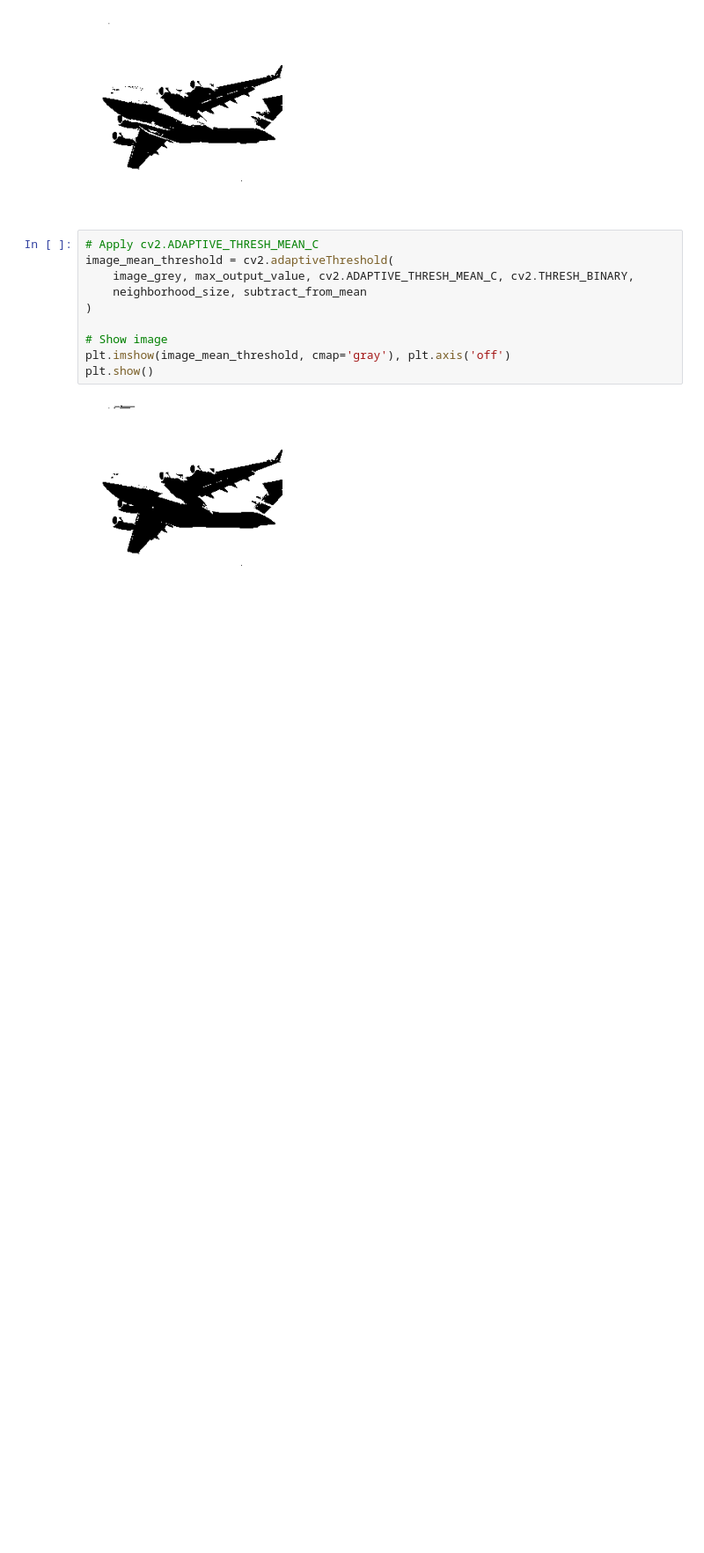
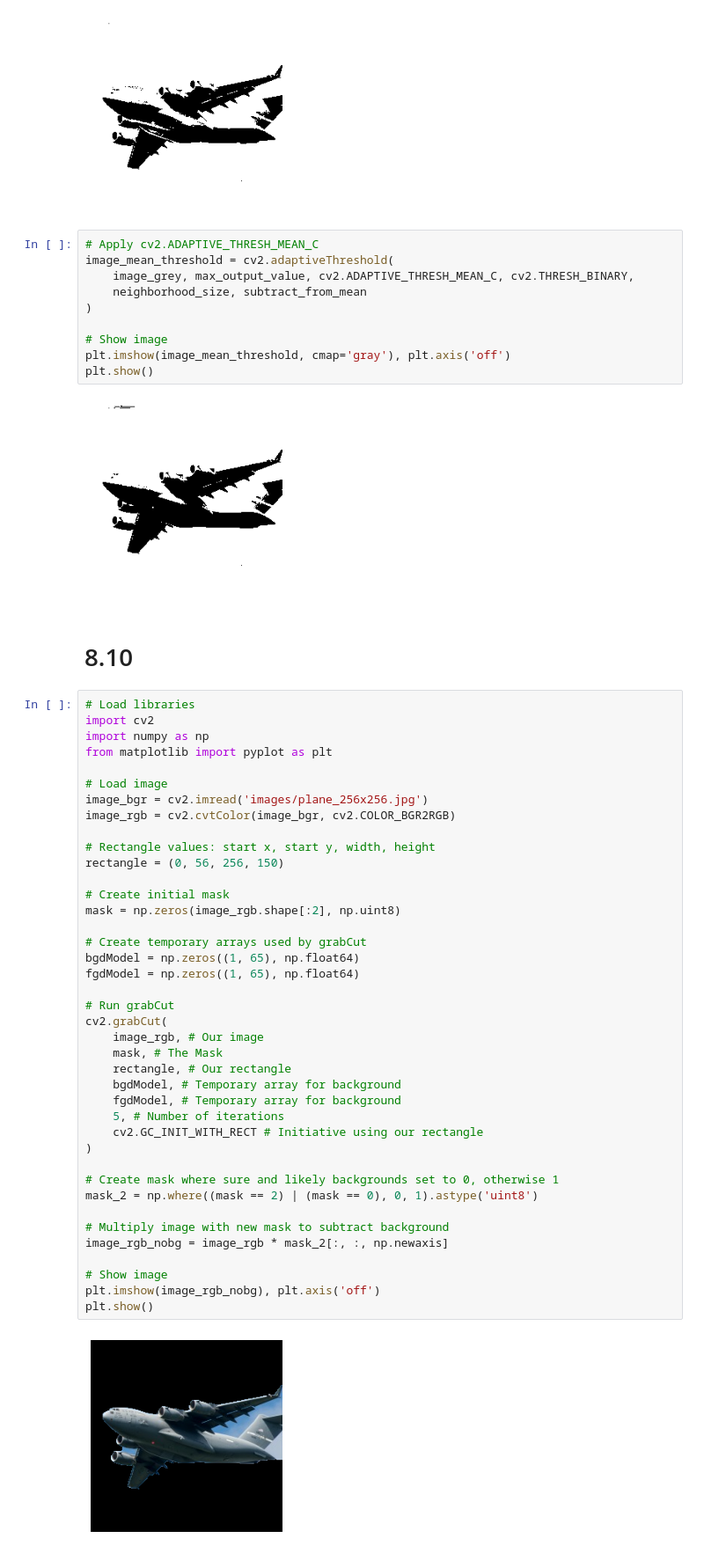
Before and after one commit to rafamarquesi/machine-learning-with-python-cookbook, a Jupyter notebook: cap8/cap8.ipynb, the cells around one changed output. Shown: that part at 88% size. Cells and saved outputs as stored; diff of their text form; blank space fills up the shorter version.

```diff
--- a/cap8/cap8.ipynb
+++ b/cap8/cap8.ipynb
@@ -304,3 +304,47 @@ plt.imshow(image_mean_threshold, cmap='gray'), plt.axis('off')
 plt.show()
 # %% [output]
 [figure]
+# %% [markdown]
+# 8.10
+# %%
+# Load libraries
+import cv2
+import numpy as np
+from matplotlib import pyplot as plt
+
+# Load image
+image_bgr = cv2.imread('images/plane_256x256.jpg')
+image_rgb = cv2.cvtColor(image_bgr, cv2.COLOR_BGR2RGB)
+
+# Rectangle values: start x, start y, width, height
+rectangle = (0, 56, 256, 150)
+
+# Create initial mask
+mask = np.zeros(image_rgb.shape[:2], np.uint8)
+
+# Create temporary arrays used by grabCut
+bgdModel = np.zeros((1, 65), np.float64)
+fgdModel = np.zeros((1, 65), np.float64)
+
+# Run grabCut
+cv2.grabCut(
+    image_rgb, # Our image
+    mask, # The Mask
+    rectangle, # Our rectangle
+    bgdModel, # Temporary array for background
+    fgdModel, # Temporary array for background
+    5, # Number of iterations
+    cv2.GC_INIT_WITH_RECT # Initiative using our rectangle
+)
+
+# Create mask where sure and likely backgrounds set to 0, otherwise 1
+mask_2 = np.where((mask == 2) | (mask == 0), 0, 1).astype('uint8')
+
+# Multiply image with new mask to subtract background
+image_rgb_nobg = image_rgb * mask_2[:, :, np.newaxis]
+
+# Show image
+plt.imshow(image_rgb_nobg), plt.axis('off')
+plt.show()
+# %% [output]
+[figure, added]
```
Also changed, not shown: parts of 24 cells of this notebook.
